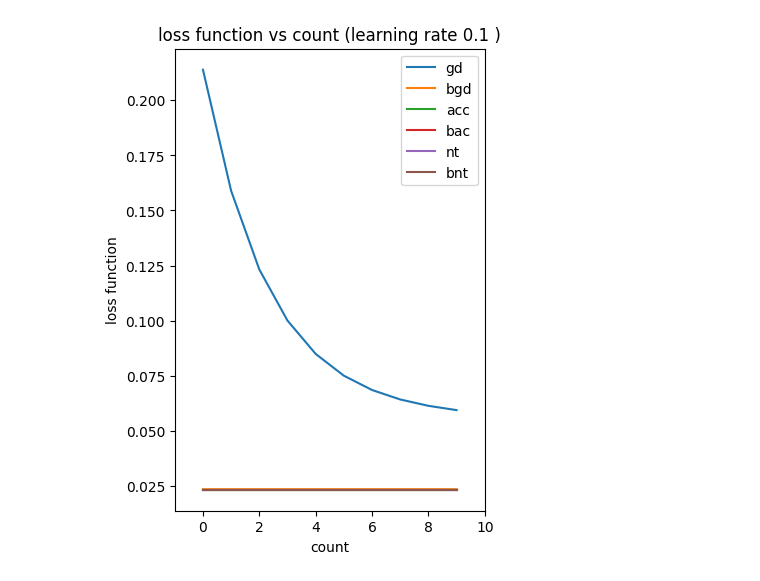
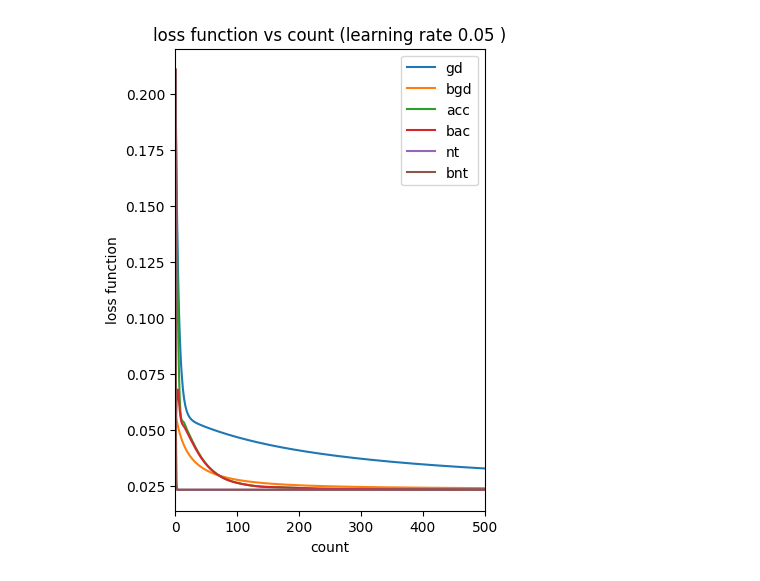
Before and after one commit to dunglk85/BT3, a Jupyter notebook: visual.ipynb, the cells around one changed output. Cells and saved outputs as stored; diff of their text form; code cells hidden in the pictures.

```diff
--- a/visual.ipynb
+++ b/visual.ipynb
@@ -16,6 +16,6 @@ def plot_multiple(x_label, y_label, title, interval, lr, als):
     plt.show()
 # %%
 als = ['gd','bgd','acc','bac','nt','bnt']
-plot_multiple('count', 'loss function', 'loss function vs count',interval=[0, 10], lr=0.1, als=als)
+plot_multiple('count', 'loss function', 'loss function vs count',interval=[0, 500], lr=0.05, als=als)
 # %% [output]
-[figure, old version]
+[figure, new version]
```
Also changed, not shown: 6 other files.
